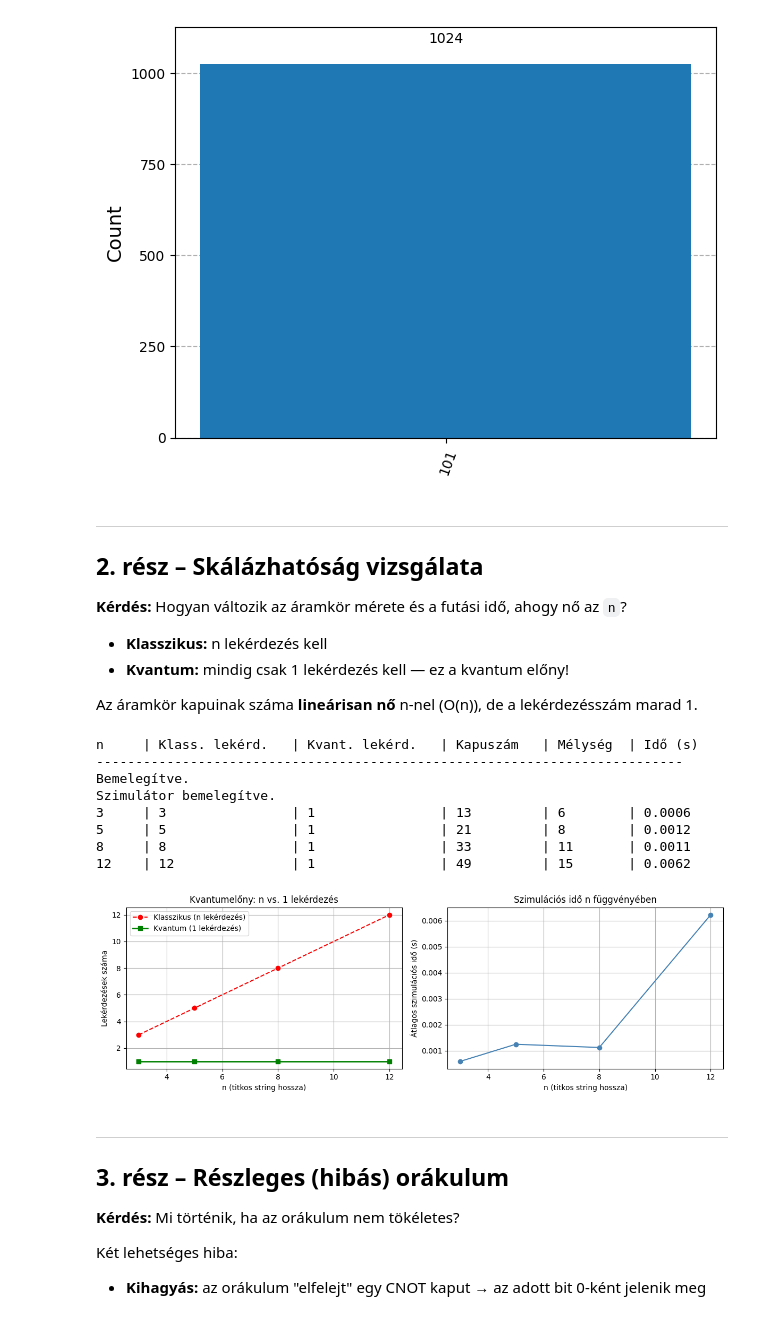
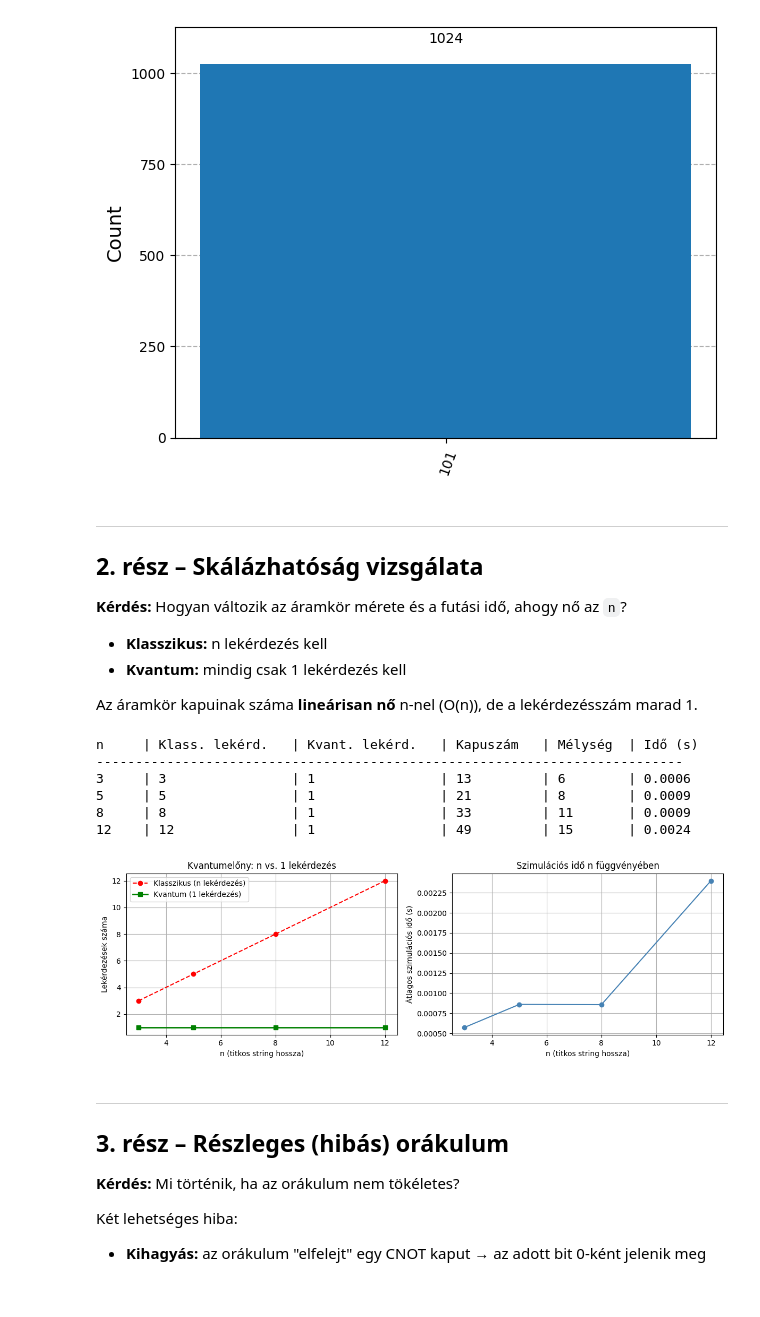
Before and after one commit to kovacsmark2015/Kvantum, a Jupyter notebook: projekt_Main.ipynb, the cells around one changed output. Cells and saved outputs as stored; diff of their text form; code cells hidden in the pictures.

```diff
--- a/projekt_Main.ipynb
+++ b/projekt_Main.ipynb
@@ -103,7 +98,7 @@ Mért eredmény: {'101': 1024}
 **Kérdés:** Hogyan változik az áramkör mérete és a futási idő, ahogy nő az `n`?
 
 - **Klasszikus:** n lekérdezés kell
-- **Kvantum:** mindig csak 1 lekérdezés kell — ez a kvantum előny!
+- **Kvantum:** mindig csak 1 lekérdezés kell
 
 Az áramkör kapuinak száma **lineárisan nő** n-nel (O(n)), de a lekérdezésszám marad 1.
 # %%
@@ -111,8 +106,8 @@ def bv_aramkor_keszit(n, secret):
     """Bernstein-Vazirani áramkört épít adott n és secret alapján."""
     qc = QuantumCircuit(n + 1, n)
     qc.h(range(n))          # bemeneti qubitek szuperpozícióba
-    qc.x(n)                 # segédqubit: |0⟩ → |1⟩
-    qc.h(n)                 # segédqubit: |1⟩ → |−⟩
+    qc.x(n)                 # segédqubit: |0⟩ → |1⟩ XNOT
+    qc.h(n)                 # segédqubit: |1⟩ → |−⟩ Haramard
     for i in range(n):
         if secret[i] == '1':
             qc.cx(i, n)     # orákulum: CNOT ha s[i]=1
@@ -129,14 +124,13 @@ print(f"{'n':<5} | {'Klass. lekérd.':<16} | {'Kvant. lekérd.':<16} | {'Kapusz
 print("-" * 75)
 
 # ── Bemelegítés: transpile + futtatás ─────────────────────────────────
+#(első mérés pontatlan lenne ez az egyszerű futtás nélkül)
 warmup_qc = QuantumCircuit(2, 1)
 warmup_qc.h(0)
 warmup_qc.measure(0, 0)
 warmup_compiled = transpile(warmup_qc, simulator)
 simulator.run(warmup_compiled, shots=1).result()
-print("Bemelegítve.")
 
-print("Szimulátor bemelegítve.")
 for n_teszt in n_ertekek:
     s = '1' * n_teszt   # minden bit 1 → legsúlyosabb eset
     qc_teszt = bv_aramkor_keszit(n_teszt, s)
@@ -144,46 +138,44 @@ for n_teszt in n_ertekek:
 
     # Futási idő mérése: 32 futás átlaga a megbízhatóságért
     idok = []
-    for _ in range(32):
+    for i in range(32):
         kezdet = time.time()
         simulator.run(lefordított, shots=1).result()
         idok.append(time.time() - kezdet)
     atlag_ido = sum(idok) / len(idok)
     futasi_idok.append(atlag_ido)
 
     print(f"{n_teszt:<5} | {n_teszt:<16} | {1:<16} | {lefordított.size():<10} | {lefordított.depth():<8} | {atlag_ido:.4f}")
 
 # ── Grafikon ──────────────────────────────────────────────────────────
 fig, (ax1, ax2) = plt.subplots(1, 2, figsize=(12, 4))
 
 # Bal panel: lekérdezésszám összehasonlítás
 ax1.plot(n_ertekek, n_ertekek, label='Klasszikus (n lekérdezés)', marker='o', linestyle='--', color='red')
 ax1.plot(n_ertekek, [1] * len(n_ertekek), label='Kvantum (1 lekérdezés)', marker='s', linewidth=2, color='green')
 ax1.set_xlabel("n (titkos string hossza)")
 ax1.set_ylabel("Lekérdezések száma")
 ax1.set_title("Kvantumelőny: n vs. 1 lekérdezés")
 ax1.legend()
 ax1.grid(True)
 
 # Jobb panel: szimulációs idő
 ax2.plot(n_ertekek, futasi_idok, marker='o', color='steelblue')
 ax2.set_xlabel("n (titkos string hossza)")
 ax2.set_ylabel("Átlagos szimulációs idő (s)")
 ax2.set_title("Szimulációs idő n függvényében")
 ax2.grid(True)
 
 plt.tight_layout()
 plt.show()
 # %% [output]
 n     | Klass. lekérd.   | Kvant. lekérd.   | Kapuszám   | Mélység  | Idő (s)
 ---------------------------------------------------------------------------
-Bemelegítve.
-Szimulátor bemelegítve.
 3     | 3                | 1                | 13         | 6        | 0.0006
-5     | 5                | 1                | 21         | 8        | 0.0012
-8     | 8                | 1                | 33         | 11       | 0.0011
-12    | 12               | 1                | 49         | 15       | 0.0062
+5     | 5                | 1                | 21         | 8        | 0.0009
+8     | 8                | 1                | 33         | 11       | 0.0009
+12    | 12               | 1                | 49         | 15       | 0.0024
-[figure, old version]
+[figure, new version]
 # %% [markdown]
 ---
 ## 3. rész – Részleges (hibás) orákulum
```
Also changed, not shown: parts of 5 cells of this notebook.
